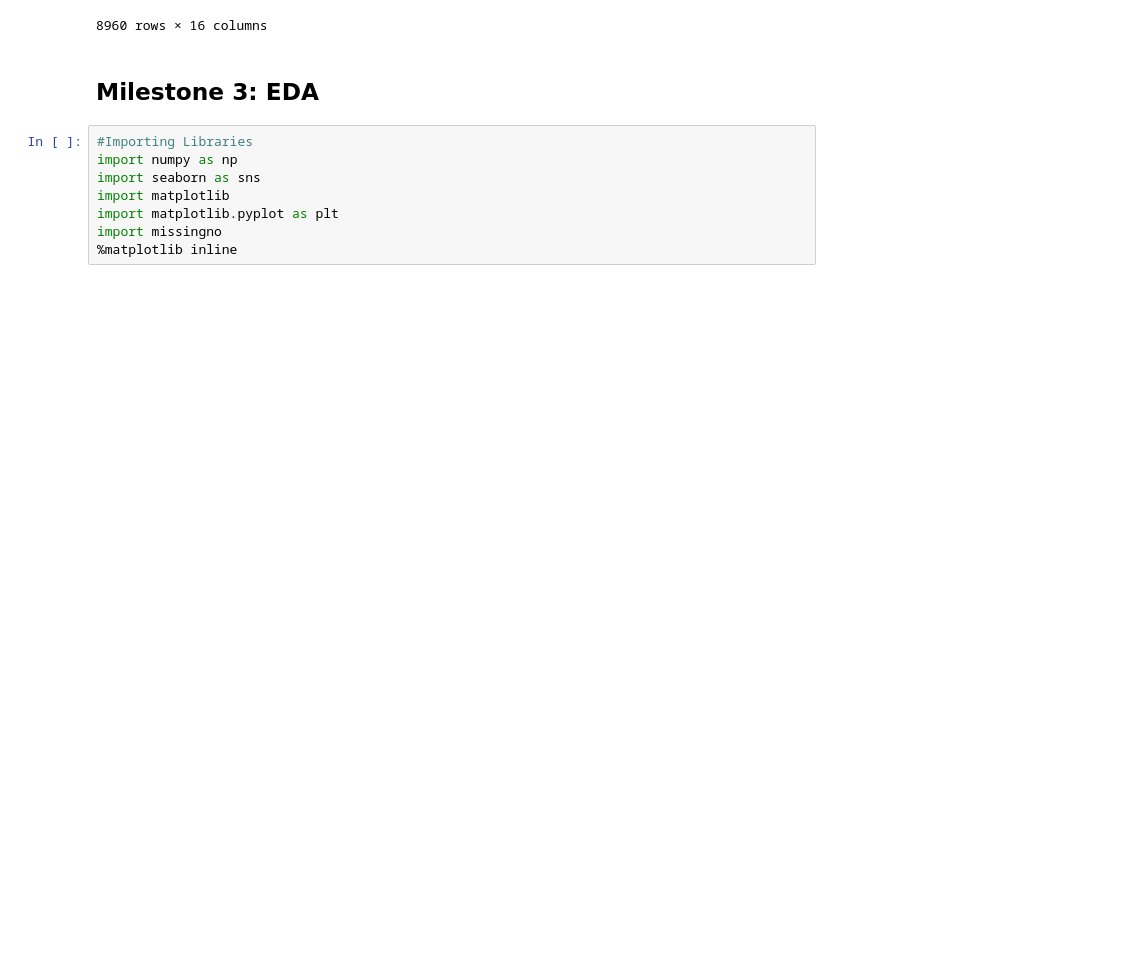
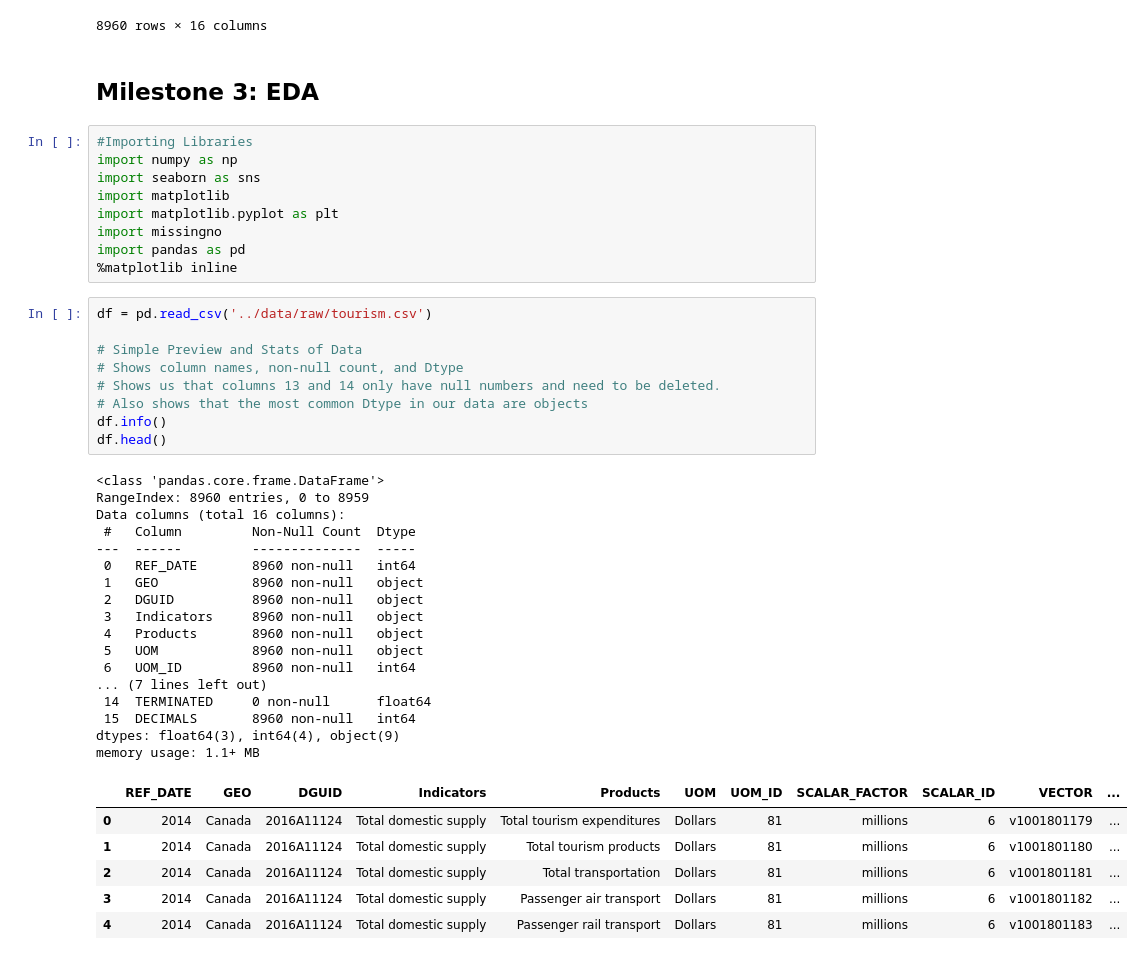
Before and after one commit to data301-2021-winter1/group05-project, a Jupyter notebook: notebooks/analysis1.ipynb, the cells around one changed output. Drawn from its saved outputs; the diff is of its cells as text; blank space fills up the shorter version.

```diff
--- a/notebooks/analysis1.ipynb
+++ b/notebooks/analysis1.ipynb
@@ -30,4 +30,38 @@ import seaborn as sns
 import matplotlib
 import matplotlib.pyplot as plt
 import missingno
+import pandas as pd
 %matplotlib inline
+# %%
+df = pd.read_csv('../data/raw/tourism.csv')
+
+# Simple Preview and Stats of Data
+# Shows column names, non-null count, and Dtype
+# Shows us that columns 13 and 14 only have null numbers and need to be deleted.
+# Also shows that the most common Dtype in our data are objects
+df.info()
+df.head()
+# %% [output]
+<class 'pandas.core.frame.DataFrame'>
+RangeIndex: 8960 entries, 0 to 8959
+Data columns (total 16 columns):
+ #   Column         Non-Null Count  Dtype
+---  ------         --------------  -----
+ 0   REF_DATE       8960 non-null   int64
+ 1   GEO            8960 non-null   object
+ 2   DGUID          8960 non-null   object
+ 3   Indicators     8960 non-null   object
+ 4   Products       8960 non-null   object
+ 5   UOM            8960 non-null   object
+ 6   UOM_ID         8960 non-null   int64
+... (7 lines left out)
+ 14  TERMINATED     0 non-null      float64
+ 15  DECIMALS       8960 non-null   int64
+dtypes: float64(3), int64(4), object(9)
+memory usage: 1.1+ MB
+|  | REF_DATE | GEO | DGUID | Indicators | Products | UOM | UOM_ID | SCALAR_FACTOR | SCALAR_ID | VECTOR | ... |
+| 0 | 2014 | Canada | 2016A11124 | Total domestic supply | Total tourism expenditures | Dollars | 81 | millions | 6 | v1001801179 | ... |
+| 1 | 2014 | Canada | 2016A11124 | Total domestic supply | Total tourism products | Dollars | 81 | millions | 6 | v1001801180 | ... |
+| 2 | 2014 | Canada | 2016A11124 | Total domestic supply | Total transportation | Dollars | 81 | millions | 6 | v1001801181 | ... |
+| 3 | 2014 | Canada | 2016A11124 | Total domestic supply | Passenger air transport | Dollars | 81 | millions | 6 | v1001801182 | ... |
+| 4 | 2014 | Canada | 2016A11124 | Total domestic supply | Passenger rail transport | Dollars | 81 | millions | 6 | v1001801183 | ... |
```
Also changed, not shown: parts of 2 cells of this notebook.
